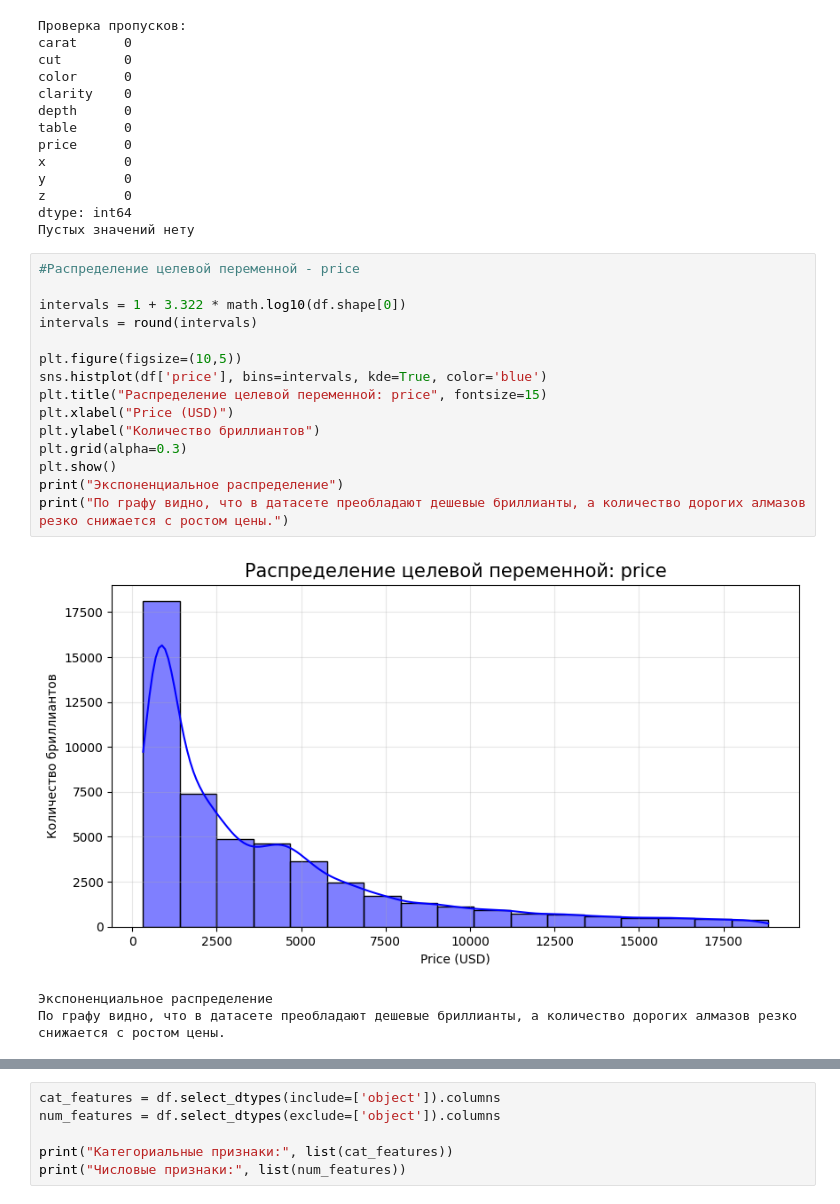
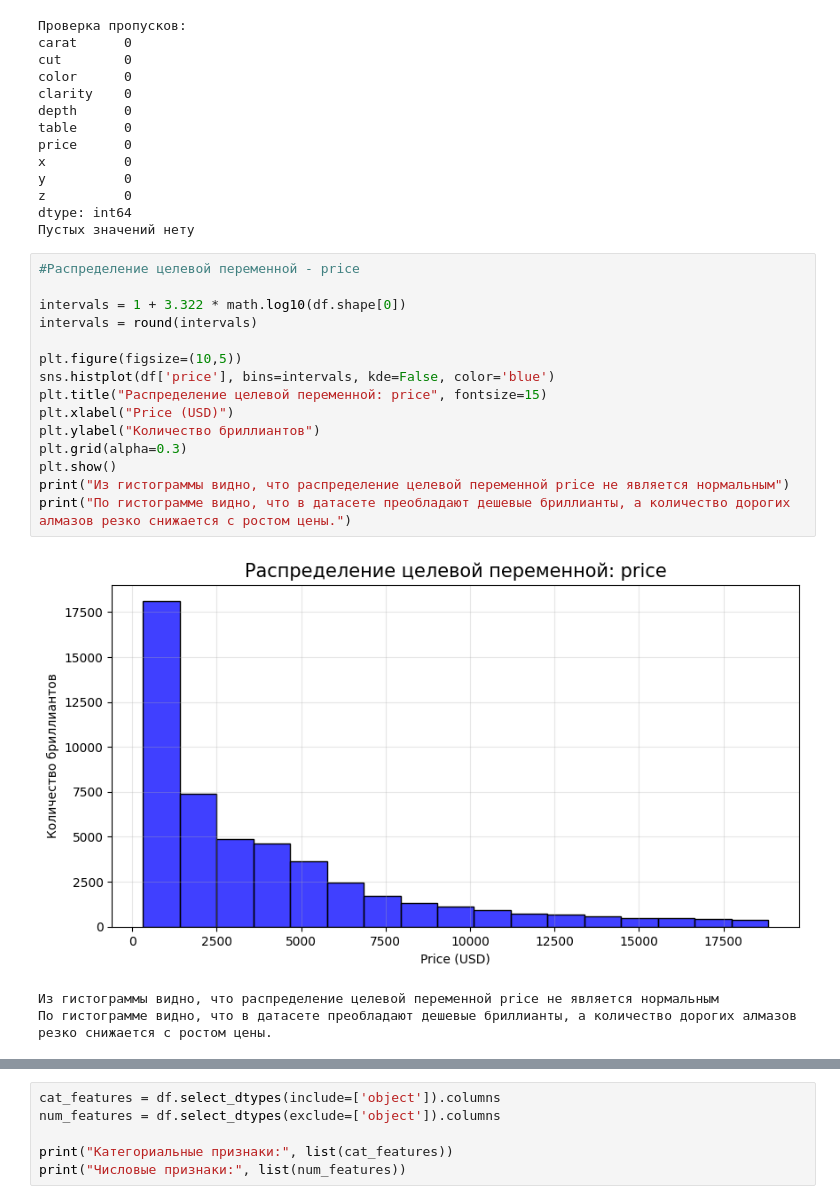
Before and after one commit to AccuRion1/mashinelearn, a Jupyter notebook: Labaa1.ipynb, the cells around one changed output, grey strips where cells are left out. Saved outputs shown, nothing was run; the diff lists cells and outputs as text.

```diff
--- a/Labaa1.ipynb
+++ b/Labaa1.ipynb
@@ -80,22 +80,22 @@ dtype: int64
 # %%
 #Распределение целевой переменной - price
 
 intervals = 1 + 3.322 * math.log10(df.shape[0])
 intervals = round(intervals)
 
 plt.figure(figsize=(10,5))
-sns.histplot(df['price'], bins=intervals, kde=True, color='blue')
+sns.histplot(df['price'], bins=intervals, kde=False, color='blue')
 plt.title("Распределение целевой переменной: price", fontsize=15)
 plt.xlabel("Price (USD)")
 plt.ylabel("Количество бриллиантов")
 plt.grid(alpha=0.3)
 plt.show()
-print("Экспоненциальное распределение")
-print("По графу видно, что в датасете преобладают дешевые бриллианты, а количество дорогих алмазов резко снижается с ростом цены.")
+print("Из гистограммы видно, что распределение целевой переменной price не является нормальным")
+print("По гистограмме видно, что в датасете преобладают дешевые бриллианты, а количество дорогих алмазов резко снижается с ростом цены.")
 # %% [output]
-[figure, old version]
+[figure, new version]
-Экспоненциальное распределение
-По графу видно, что в датасете преобладают дешевые бриллианты, а количество дорогих алмазов резко снижается с ростом цены.
+Из гистограммы видно, что распределение целевой переменной price не является нормальным
+По гистограмме видно, что в датасете преобладают дешевые бриллианты, а количество дорогих алмазов резко снижается с ростом цены.
 # %%
 #Визуализация числовых признаков
 numeric_features = ['carat', 'depth', 'table', 'x', 'y', 'z']
```
Also changed, not shown: parts of 2 cells of this notebook.
